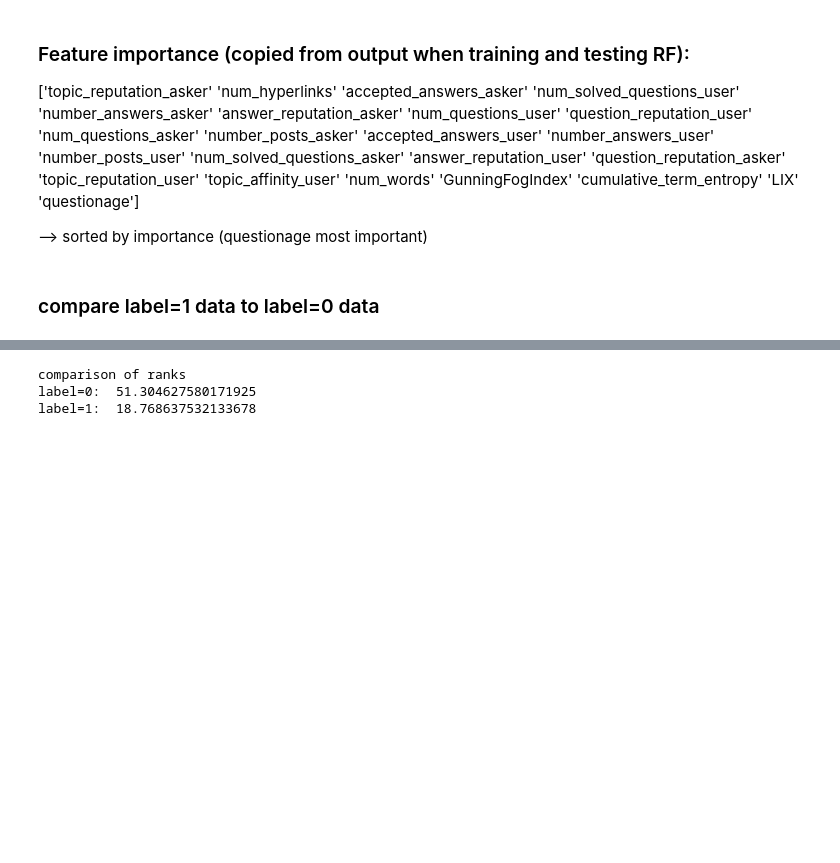
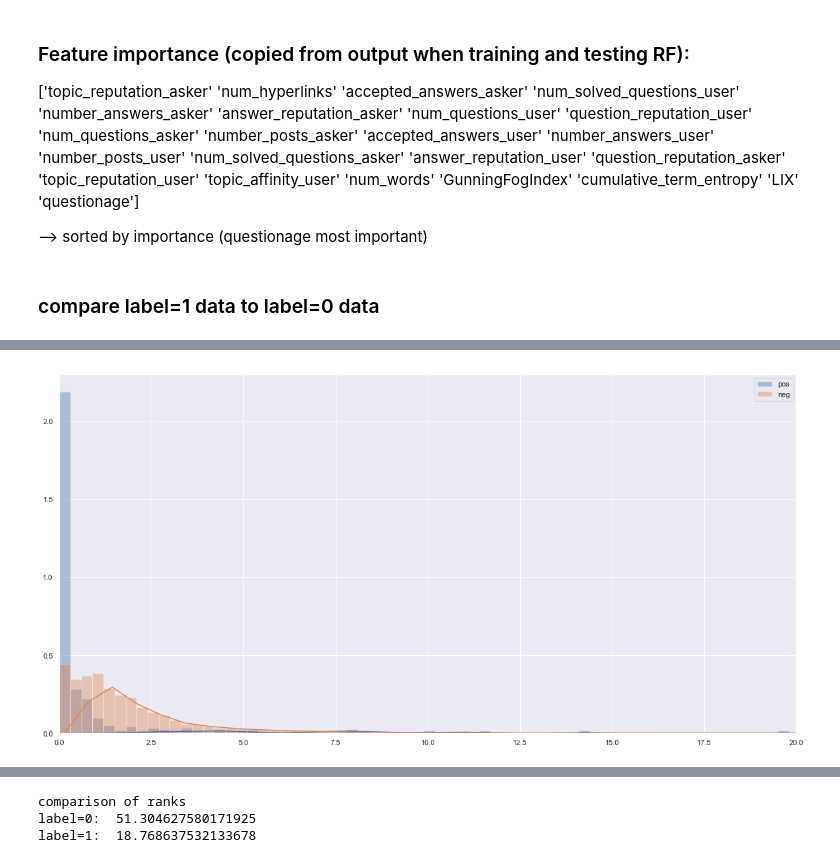
Before and after one commit to elvisnava/DSLab-StackOverflow, a Jupyter notebook: data-exploration/bias_exploration.ipynb, the cells around one changed output, grey strips where cells are left out. Cells and saved outputs as stored; diff of their text form; code cells hidden in the pictures; blank space fills up the shorter version.

```diff
--- a/data-exploration/bias_exploration.ipynb
+++ b/data-exploration/bias_exploration.ipynb
@@ -48,0 +70,9 @@ data_gt = data[data["label"]==1]
+# %%
+plt.figure(figsize=(20,10))
+sb.distplot(age_vals_pos, label='pos', bins=np.arange(0,20, 0.3))
+sb.distplot(age_vals_neg, label='neg', bins=np.arange(0,20, 0.3))
+plt.xlim(0,20)
+plt.legend()
+plt.show()
+# %% [output]
+[figure, added]
```
Also changed, not shown: parts of 21 cells of this notebook, 1 other file.
